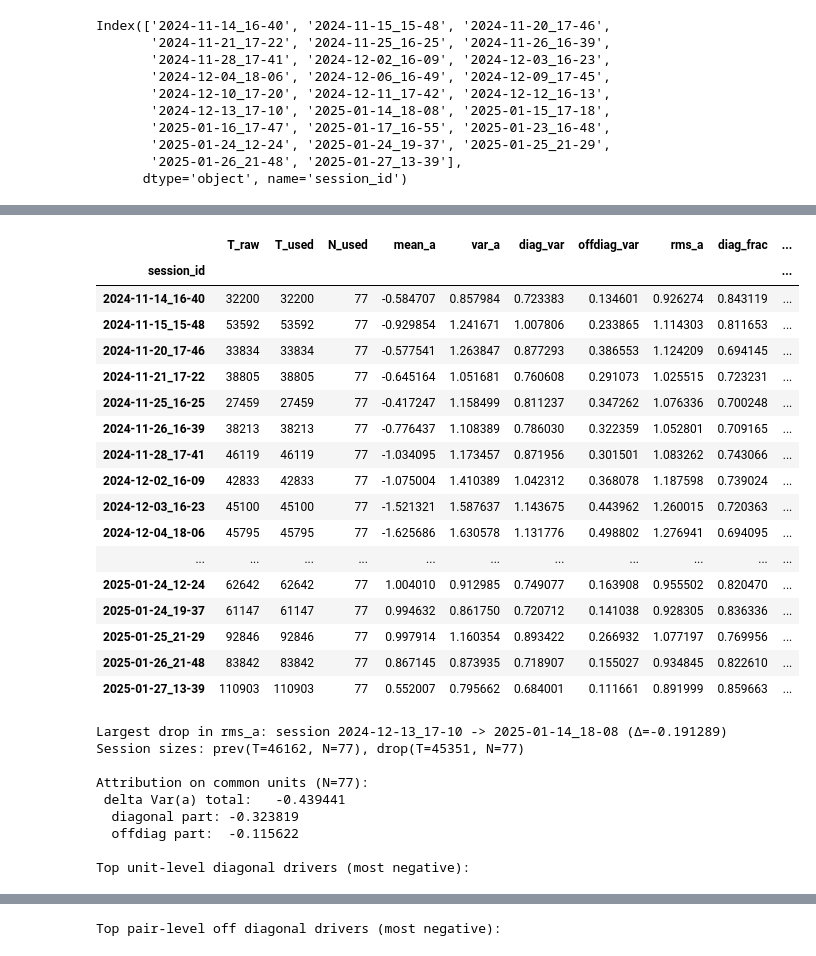
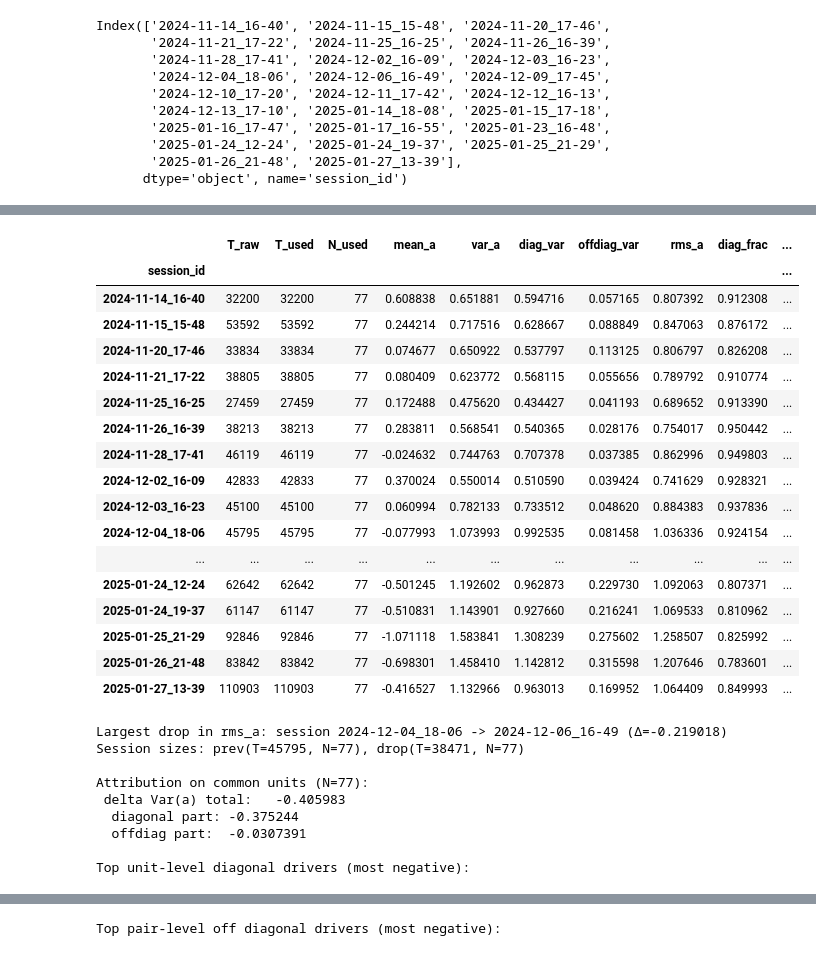
Before and after one commit to LoaloaF/analysisVR, a Jupyter notebook: scripted_plotting/animal_6_analysis/2nd_moment_decomp.ipynb, the cells around one changed output, grey strips where cells are left out. Drawn from its saved outputs; the diff is of its cells as text; code cells hidden in the pictures.

```diff
--- a/scripted_plotting/animal_6_analysis/2nd_moment_decomp.ipynb
+++ b/scripted_plotting/animal_6_analysis/2nd_moment_decomp.ipynb
@@ -137,12 +141,8 @@ fig = make_subplots(
     shared_yaxes=False,
 )
 
-weights = ensambles["Assembly012"]
-try:
-    weights.index = [f"Unit{int(i)+1:04d}" for i in weights.index]  # align to FR column naming
-except Exception as e:
-    print(f"Error setting weights index: {e}")
-
+weights = ensambles["Assembly023"]
+weights.index = [f"Unit{int(i)+1:04d}" for i in weights.index]  # align to FR column naming
 
 
 # pearson correlations for single neurons weighted and unweightes
@@ -208,7 +208,7 @@ fr_units = fr_used.loc[:, fr_used.columns.str.startswith("Unit")]
 # fr_units = fr.loc[:, fr.columns.str.startswith("Unit")]
 fr_units = fr_units[fr_units.index.get_level_values(2) != 10]
 
-w_all = ensambles["Assembly012"].copy()
+w_all = ensambles["Assembly023"].copy()
 w_all = w_all.reindex(fr_units.columns)
 fr_units_weighted = fr_units.mul(w_all, axis=1)
 
@@ -267,7 +267,7 @@ fig.update_yaxes(range=[-1, 1], row=1, col=2)
 fig.show()
 # %%
 sessions = [16, ]
-assembly_name = "Assembly012"
+assembly_name = "Assembly023"
 target = "rms_a"                 # "var_a"
 min_T = 200                      # minimum time bins after filtering
 min_finite_frac_per_unit = 0.99  # keep units that are finite in >=99% of rows for that session
@@ -1045,7 +1045,7 @@ Unit0077: 3.752384270381005
 average std [np.float64(4.824781924163608), np.float64(9.236313091986965), np.float64(2.281196519524523), np.float64(3.0116345384831478), np.float64(3.343777890387042), np.float64(5.674074240988076),  ...
 # %%
 sessions = [16, ]
-assembly_name = "Assembly012"
+assembly_name = "Assembly023"
 target = "rms_a"                 # "var_a"
 min_T = 200
 min_finite_frac_per_unit = 0.99  # keep units that are finite in >=99% of rows for that session
@@ -1217,56 +1217,56 @@ dVar_total = float(w_common.T @ dSigma @ w_common)
 dVar_diag  = float(np.sum((w_common ** 2) * np.diag(dSigma)))
 dVar_off   = float(dVar_total - dVar_diag)
 
 print(f"\nAttribution on common units (N={len(common_units)}):")
 print(f" delta Var(a) total:   {dVar_total:.6g}")
 print(f"  diagonal part: {dVar_diag:.6g}")
 print(f"  offdiag part:  {dVar_off:.6g}")
 
 # unit and pair driver scores
 unit_driver = pd.Series((w_common ** 2) * np.diag(dSigma), index=common_units).sort_values()
 
 C = np.outer(w_common, w_common) * dSigma
 np.fill_diagonal(C, 0.0)
 
 pair_rows = []
 N = len(common_units)
 for i in range(N):
     for j in range(i + 1, N):
         pair_rows.append((common_units[i], common_units[j], C[i, j]))
 
 pair_driver = pd.DataFrame(pair_rows, columns=["unit_i", "unit_j", "pair_score"]).sort_values("pair_score")
 
 print("\nTop unit-level diagonal drivers (most negative):")
 display(unit_driver.head(15).to_frame("d_i = w_i^2 * Sigma_ii"))
 
 print("\nTop pair-level off diagonal drivers (most negative):")
 display(pair_driver.head(20))
 # %% [output]
 |  | T_raw | T_used | N_used | mean_a | var_a | diag_var | offdiag_var | rms_a | diag_frac | ... |
 | session_id |  |  |  |  |  |  |  |  |  | ... |
-| 2024-11-14_16-40 | 32200 | 32200 | 77 | -0.584707 | 0.857984 | 0.723383 | 0.134601 | 0.926274 | 0.843119 | ... |
-| 2024-11-15_15-48 | 53592 | 53592 | 77 | -0.929854 | 1.241671 | 1.007806 | 0.233865 | 1.114303 | 0.811653 | ... |
-| 2024-11-20_17-46 | 33834 | 33834 | 77 | -0.577541 | 1.263847 | 0.877293 | 0.386553 | 1.124209 | 0.694145 | ... |
-| 2024-11-21_17-22 | 38805 | 38805 | 77 | -0.645164 | 1.051681 | 0.760608 | 0.291073 | 1.025515 | 0.723231 | ... |
-| 2024-11-25_16-25 | 27459 | 27459 | 77 | -0.417247 | 1.158499 | 0.811237 | 0.347262 | 1.076336 | 0.700248 | ... |
-| 2024-11-26_16-39 | 38213 | 38213 | 77 | -0.776437 | 1.108389 | 0.786030 | 0.322359 | 1.052801 | 0.709165 | ... |
-| 2024-11-28_17-41 | 46119 | 46119 | 77 | -1.034095 | 1.173457 | 0.871956 | 0.301501 | 1.083262 | 0.743066 | ... |
-| 2024-12-02_16-09 | 42833 | 42833 | 77 | -1.075004 | 1.410389 | 1.042312 | 0.368078 | 1.187598 | 0.739024 | ... |
-| 2024-12-03_16-23 | 45100 | 45100 | 77 | -1.521321 | 1.587637 | 1.143675 | 0.443962 | 1.260015 | 0.720363 | ... |
-| 2024-12-04_18-06 | 45795 | 45795 | 77 | -1.625686 | 1.630578 | 1.131776 | 0.498802 | 1.276941 | 0.694095 | ... |
+| 2024-11-14_16-40 | 32200 | 32200 | 77 | 0.608838 | 0.651881 | 0.594716 | 0.057165 | 0.807392 | 0.912308 | ... |
+| 2024-11-15_15-48 | 53592 | 53592 | 77 | 0.244214 | 0.717516 | 0.628667 | 0.088849 | 0.847063 | 0.876172 | ... |
+| 2024-11-20_17-46 | 33834 | 33834 | 77 | 0.074677 | 0.650922 | 0.537797 | 0.113125 | 0.806797 | 0.826208 | ... |
+| 2024-11-21_17-22 | 38805 | 38805 | 77 | 0.080409 | 0.623772 | 0.568115 | 0.055656 | 0.789792 | 0.910774 | ... |
+| 2024-11-25_16-25 | 27459 | 27459 | 77 | 0.172488 | 0.475620 | 0.434427 | 0.041193 | 0.689652 | 0.913390 | ... |
+| 2024-11-26_16-39 | 38213 | 38213 | 77 | 0.283811 | 0.568541 | 0.540365 | 0.028176 | 0.754017 | 0.950442 | ... |
+| 2024-11-28_17-41 | 46119 | 46119 | 77 | -0.024632 | 0.744763 | 0.707378 | 0.037385 | 0.862996 | 0.949803 | ... |
+| 2024-12-02_16-09 | 42833 | 42833 | 77 | 0.370024 | 0.550014 | 0.510590 | 0.039424 | 0.741629 | 0.928321 | ... |
+| 2024-12-03_16-23 | 45100 | 45100 | 77 | 0.060994 | 0.782133 | 0.733512 | 0.048620 | 0.884383 | 0.937836 | ... |
+| 2024-12-04_18-06 | 45795 | 45795 | 77 | -0.077993 | 1.073993 | 0.992535 | 0.081458 | 1.036336 | 0.924154 | ... |
 | ... | ... | ... | ... | ... | ... | ... | ... | ... | ... | ... |
-| 2025-01-24_12-24 | 62642 | 62642 | 77 | 1.004010 | 0.912985 | 0.749077 | 0.163908 | 0.955502 | 0.820470 | ... |
-| 2025-01-24_19-37 | 61147 | 61147 | 77 | 0.994632 | 0.861750 | 0.720712 | 0.141038 | 0.928305 | 0.836336 | ... |
-| 2025-01-25_21-29 | 92846 | 92846 | 77 | 0.997914 | 1.160354 | 0.893422 | 0.266932 | 1.077197 | 0.769956 | ... |
-| 2025-01-26_21-48 | 83842 | 83842 | 77 | 0.867145 | 0.873935 | 0.718907 | 0.155027 | 0.934845 | 0.822610 | ... |
-| 2025-01-27_13-39 | 110903 | 110903 | 77 | 0.552007 | 0.795662 | 0.684001 | 0.111661 | 0.891999 | 0.859663 | ... |
+| 2025-01-24_12-24 | 62642 | 62642 | 77 | -0.501245 | 1.192602 | 0.962873 | 0.229730 | 1.092063 | 0.807371 | ... |
+| 2025-01-24_19-37 | 61147 | 61147 | 77 | -0.510831 | 1.143901 | 0.927660 | 0.216241 | 1.069533 | 0.810962 | ... |
+| 2025-01-25_21-29 | 92846 | 92846 | 77 | -1.071118 | 1.583841 | 1.308239 | 0.275602 | 1.258507 | 0.825992 | ... |
+| 2025-01-26_21-48 | 83842 | 83842 | 77 | -0.698301 | 1.458410 | 1.142812 | 0.315598 | 1.207646 | 0.783601 | ... |
+| 2025-01-27_13-39 | 110903 | 110903 | 77 | -0.416527 | 1.132966 | 0.963013 | 0.169952 | 1.064409 | 0.849993 | ... |
-Largest drop in rms_a: session 2024-12-13_17-10 -> 2025-01-14_18-08 (Δ=-0.191289)
-Session sizes: prev(T=46162, N=77), drop(T=45351, N=77)
+Largest drop in rms_a: session 2024-12-04_18-06 -> 2024-12-06_16-49 (Δ=-0.219018)
+Session sizes: prev(T=45795, N=77), drop(T=38471, N=77)
 
 Attribution on common units (N=77):
- delta Var(a) total:   -0.439441
-  diagonal part: -0.323819
-  offdiag part:  -0.115622
+ delta Var(a) total:   -0.405983
+  diagonal part: -0.375244
+  offdiag part:  -0.0307391
 
 Top unit-level diagonal drivers (most negative):
 |  | d_i = w_i^2 * Sigma_ii |
```
Also changed, not shown: parts of 22 cells of this notebook, 22 other files.
